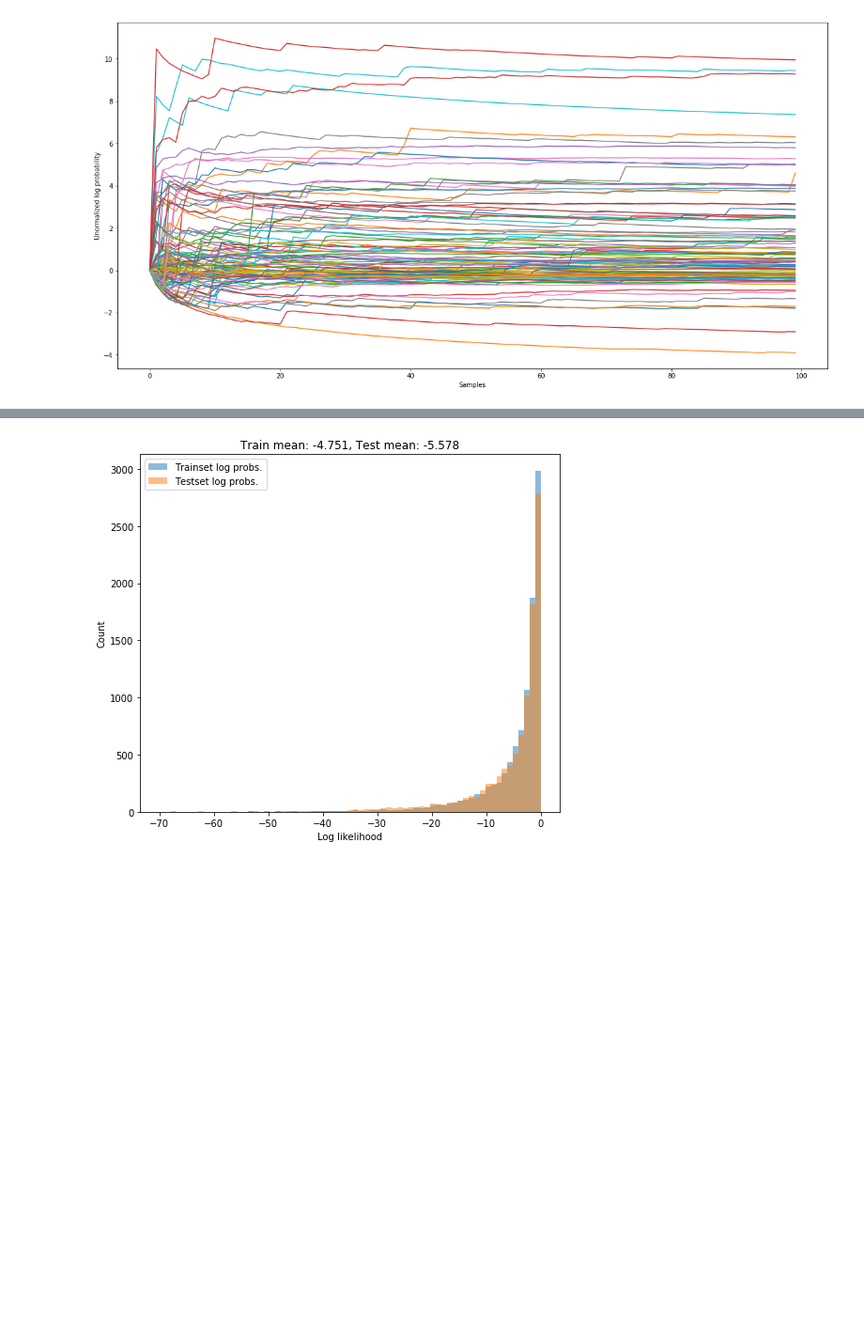
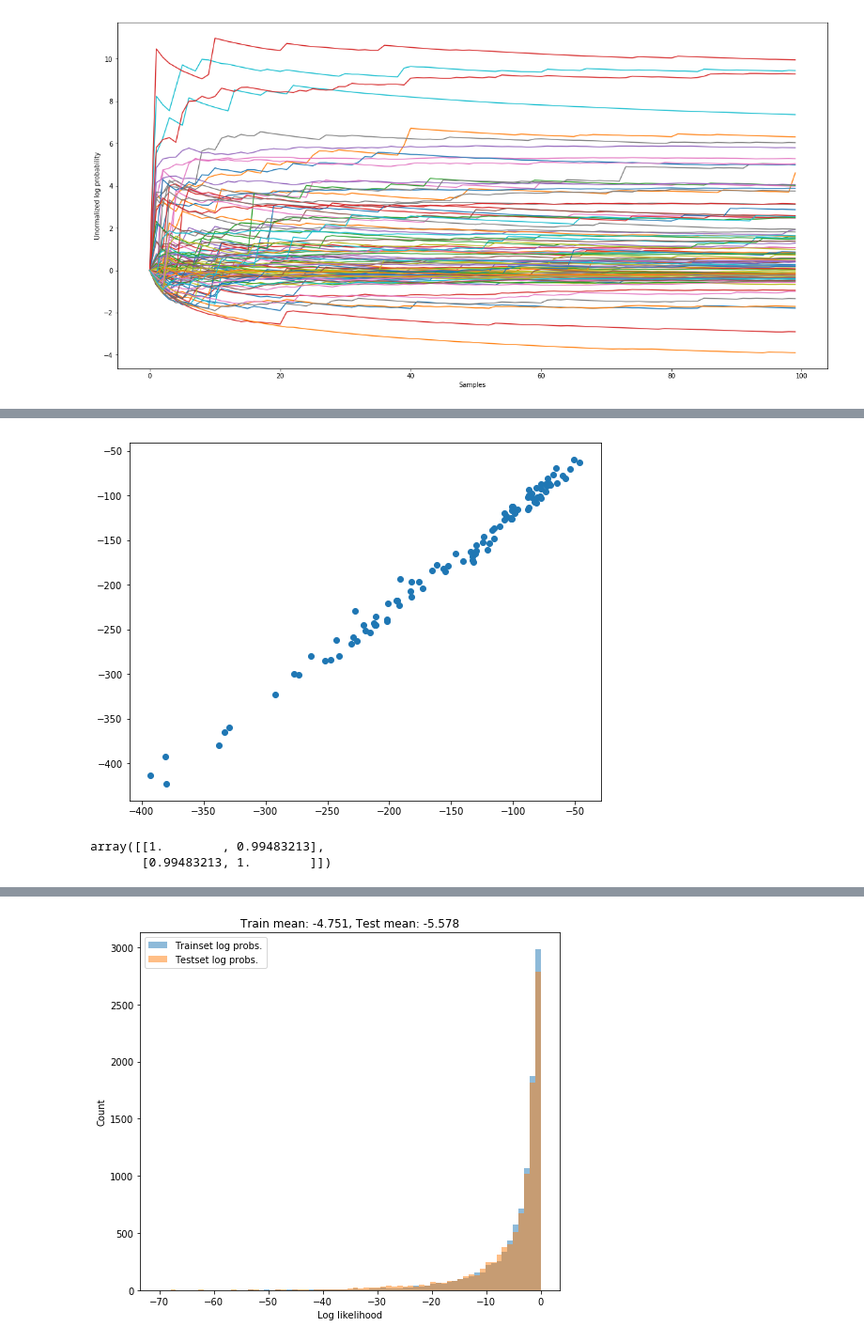
Before and after one commit to matsengrp/vampire, a Jupyter notebook: two_layer_dense_vae.ipynb, the cells around one changed output, grey strips where cells are left out. Shown at 94% size. Drawn from its saved outputs; the diff is of its cells as text; code cells hidden in the pictures; blank space fills up the shorter version.

```diff
--- a/two_layer_dense_vae.ipynb
+++ b/two_layer_dense_vae.ipynb
@@ -482,0 +503,31 @@ for i in range(100):
+# %%
+# Here we perform the sampling:
+Nsamples = 1000
+chunk = 100  # This is slow so we decrease our chunk size
+x = x_test[0:chunk]
+log_p_list_w = np.zeros((100, Nsamples))
+log_mean_p_w = np.zeros((100, Nsamples))  # This will be a running mean of the log probabilities
+for i in range(Nsamples):
+    # Instead of directly sampling the latent space passing it to the decoder
+    # we are lazy and let the already defined VAE object take care of it all:
+    S = vae.predict(x, batch_size=batch_size)
+    for j in range(chunk):
+        logp = compute_log_probability(x[j], S[j])
+        log_p_list_w[j][i] = logp
+        log_mean_p_w[j][i] = mean_log_prob(log_p_list_w[j][:(i+1)])
+# %%
+x_last = [log_mean_p[i][-1] for i in range(100)]
+x_first = [log_mean_p[i][1] for i in range(100)]
+y = [log_mean_p_w[i][-1] for i in range(100)]
+
+plt.figure(figsize=(9, 7))
+#plt.scatter(x_last, y)
+plt.scatter(x_last, x_first);
+# %% [output]
+[figure, added]
+# %%
+#np.corrcoef(x, y)
+np.corrcoef(x_last, x_first)
+# %% [output]
+array([[1.        , 0.99483213],
+       [0.99483213, 1.        ]])
```
Also changed, not shown: parts of 18 cells of this notebook, 1 other file.
